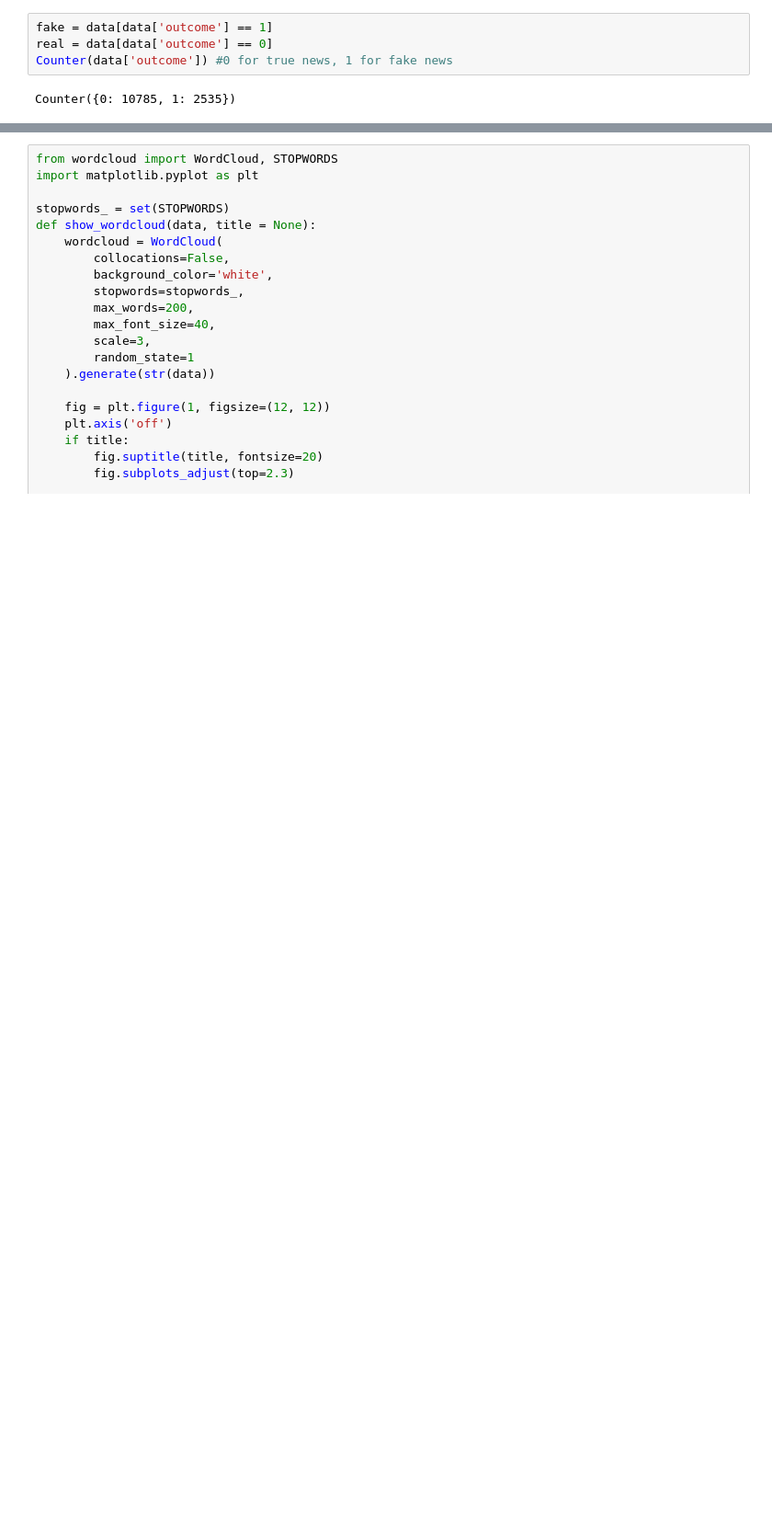
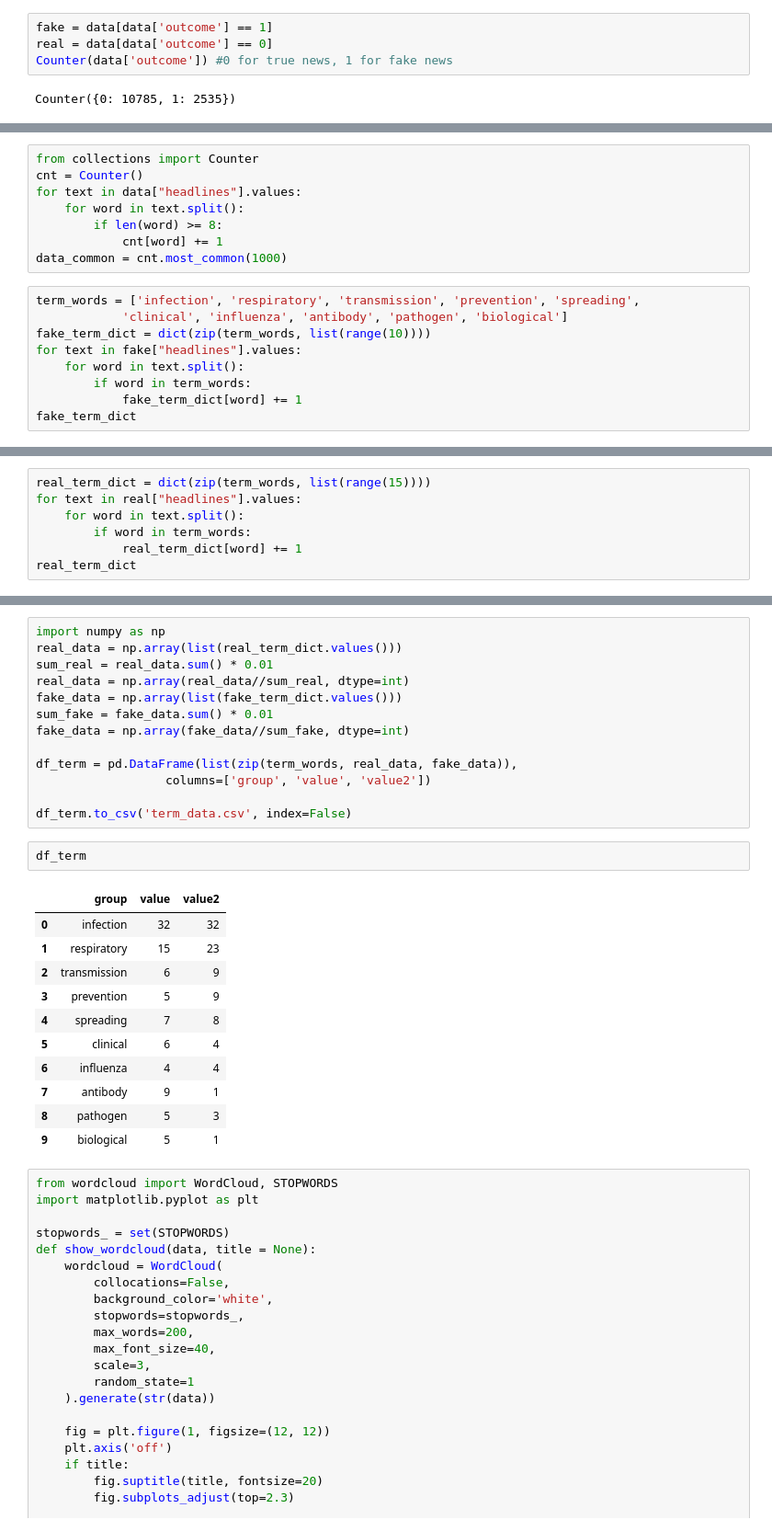
Before and after one commit to com-480-data-visualization/data-visualization-project-2021-poso, a Jupyter notebook: Exploratory_Data_Analysis.ipynb, the cells around one changed output, grey strips where cells are left out. Shown at 92% size. Saved outputs shown, nothing was run; the diff lists cells and outputs as text; blank space fills up the shorter version.

```diff
--- a/Exploratory_Data_Analysis.ipynb
+++ b/Exploratory_Data_Analysis.ipynb
@@ -242,0 +334,17 @@ Counter({0: 10785, 1: 2535})
+# %%
+from collections import Counter
+cnt = Counter()
+for text in data["headlines"].values:
+    for word in text.split():
+        if len(word) >= 8:
+            cnt[word] += 1
+data_common = cnt.most_common(1000)
+# %%
+term_words = ['infection', 'respiratory', 'transmission', 'prevention', 'spreading',
+            'clinical', 'influenza', 'antibody', 'pathogen', 'biological']
+fake_term_dict = dict(zip(term_words, list(range(10))))
+for text in fake["headlines"].values:
+    for word in text.split():
+        if word in term_words:
+            fake_term_dict[word] += 1
+fake_term_dict
@@ -242,0 +362,7 @@ Counter({0: 10785, 1: 2535})
+# %%
+real_term_dict = dict(zip(term_words, list(range(15))))
+for text in real["headlines"].values:
+    for word in text.split():
+        if word in term_words:
+            real_term_dict[word] += 1
+real_term_dict
@@ -243,3 +380,30 @@ Counter({0: 10785, 1: 2535})
+# %%
+import numpy as np
+real_data = np.array(list(real_term_dict.values()))
+sum_real = real_data.sum() * 0.01
+real_data = np.array(real_data//sum_real, dtype=int)
+fake_data = np.array(list(fake_term_dict.values()))
+sum_fake = fake_data.sum() * 0.01
+fake_data = np.array(fake_data//sum_fake, dtype=int)
+
+df_term = pd.DataFrame(list(zip(term_words, real_data, fake_data)),
+                  columns=['group', 'value', 'value2'])
+
+df_term.to_csv('term_data.csv', index=False)
+# %%
+df_term
+# %% [output]
+|  | group | value | value2 |
+| 0 | infection | 32 | 32 |
+| 1 | respiratory | 15 | 23 |
+| 2 | transmission | 6 | 9 |
+| 3 | prevention | 5 | 9 |
+| 4 | spreading | 7 | 8 |
+| 5 | clinical | 6 | 4 |
+| 6 | influenza | 4 | 4 |
+| 7 | antibody | 9 | 1 |
+| 8 | pathogen | 5 | 3 |
+| 9 | biological | 5 | 1 |
 # %%
 from wordcloud import WordCloud, STOPWORDS
 import matplotlib.pyplot as plt
```
Also changed, not shown: parts of 17 cells of this notebook, 4 other files.
